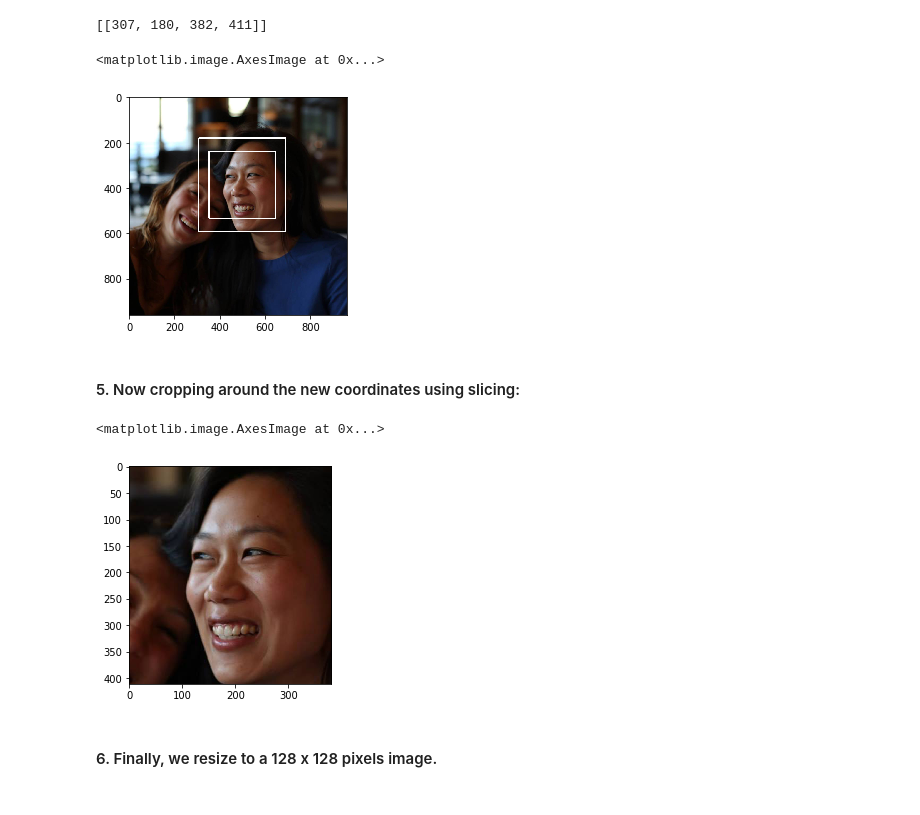
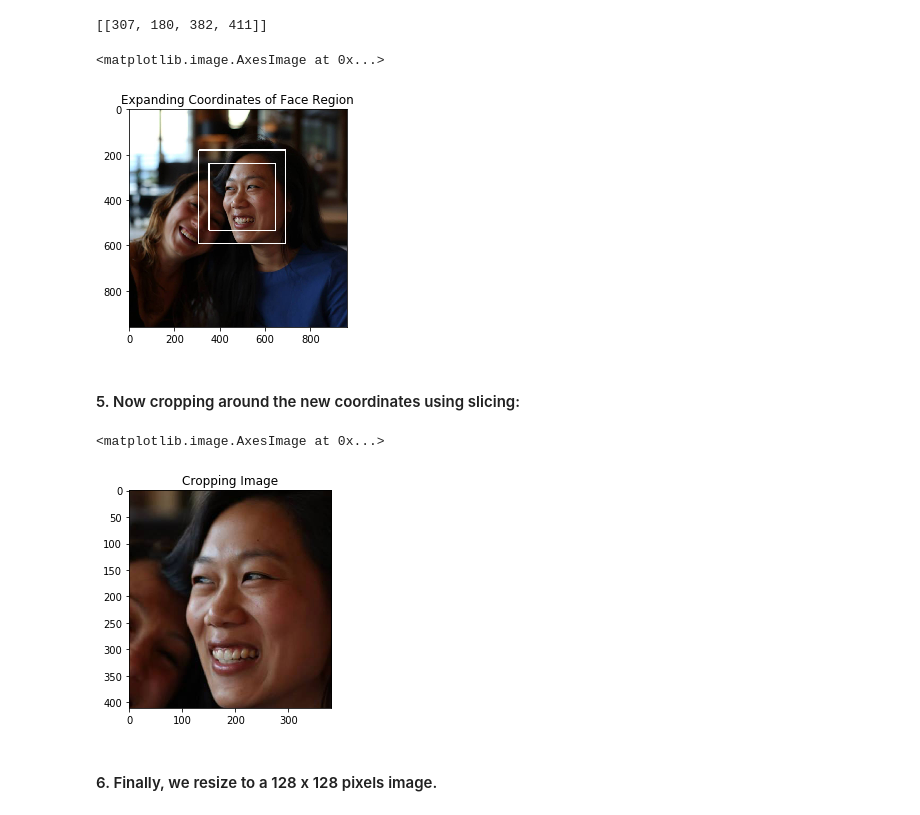
Before and after one commit to k1c/Facebook-User-Predictions, a Jupyter notebook: notebooks/Image_preprocessing.ipynb, the cells around one changed output. Drawn from its saved outputs; the diff is of its cells as text; code cells hidden in the pictures.

```diff
--- a/notebooks/Image_preprocessing.ipynb
+++ b/notebooks/Image_preprocessing.ipynb
@@ -120,12 +125,12 @@ def expand(coordinates):
     x_max = pts[0] + pts[2]
     y_max = pts[1] + pts[3]
 
-    x_min -= (0.15 * pts[2])
+    x_min = max(0, x_min-(0.15 * pts[2]))
     x_max += (0.15 * pts[2])
-    y_min -= (0.20 * pts[3])
+    y_min = max(0, y_min-(0.20 * pts[3]))
     y_max += (0.20 * pts[3])
 
-    return [[int(x_min), int(y_min), int(x_max-x_min), int(y_max-y_min)]]
+    return [[int(x_min), int(y_min), int(x_max - x_min), int(y_max - y_min)]]
 # %%
 new_faces = expand(faces)
 print(new_faces)
@@ -133,10 +138,12 @@ print(new_faces)
 [[307, 180, 382, 411]]
 # %%
 draw_faces(priscilla, new_faces)
+
+plt.title("Expanding Coordinates of Face Region")
 plt.imshow(priscilla)
 # %% [output]
 <matplotlib.image.AxesImage at 0x...>
-[figure, old version]
+[figure, new version]
 # %% [markdown]
 #### 5. Now cropping around the new coordinates using slicing:
 # %%
@@ -151,11 +158,12 @@ def crop(image, coordinates):
     return image
 # %%
 priscilla = image.imread('priscilla.jpg')
+priscilla_cropped = crop(priscilla, new_faces)
 
-priscilla_cropped = crop(priscilla, new_faces)
+plt.title("Cropping Image")
 plt.imshow(priscilla_cropped)
 # %% [output]
 <matplotlib.image.AxesImage at 0x...>
-[figure, old version]
+[figure, new version]
 # %% [markdown]
 #### 6. Finally, we resize to a 128 x 128 pixels image.
```
Also changed, not shown: parts of 6 cells of this notebook, 1 other file.
